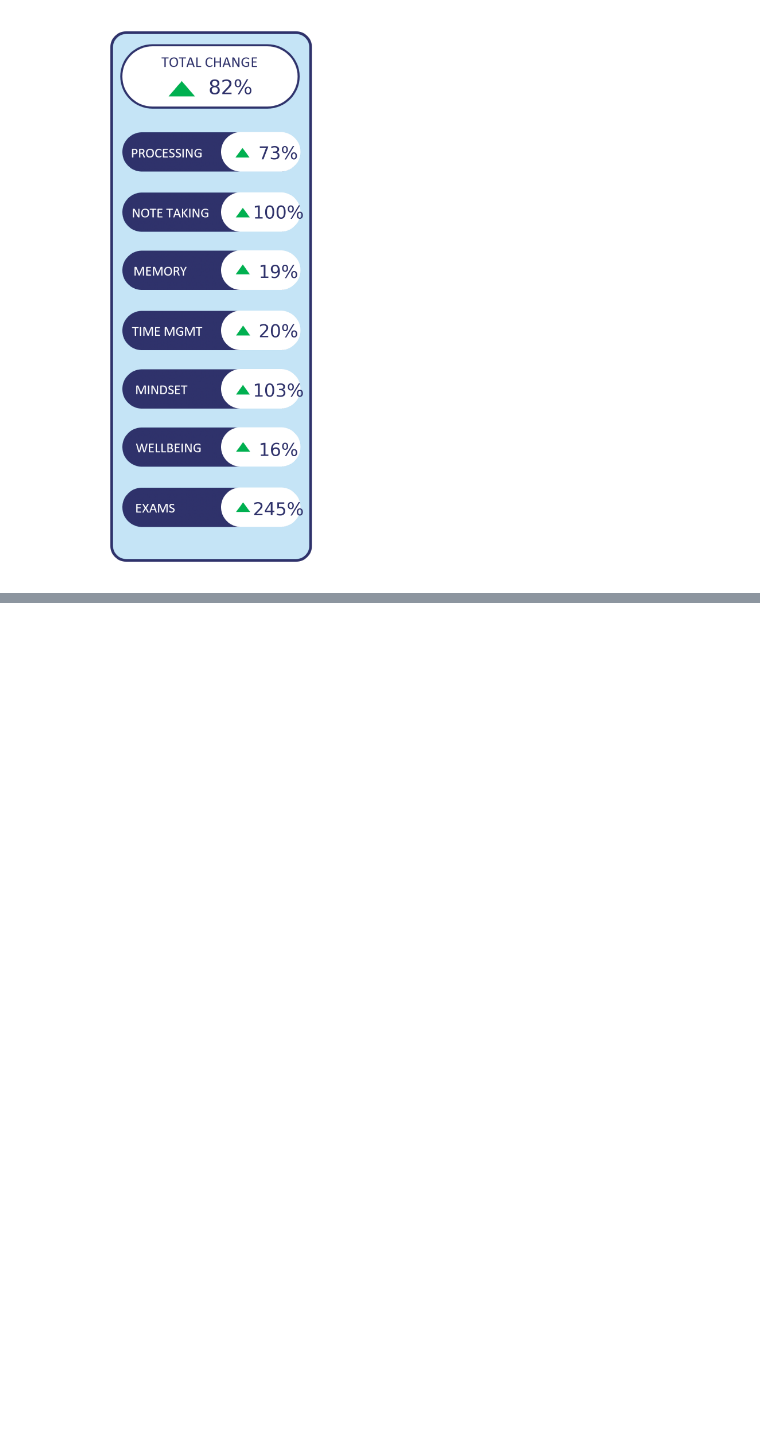
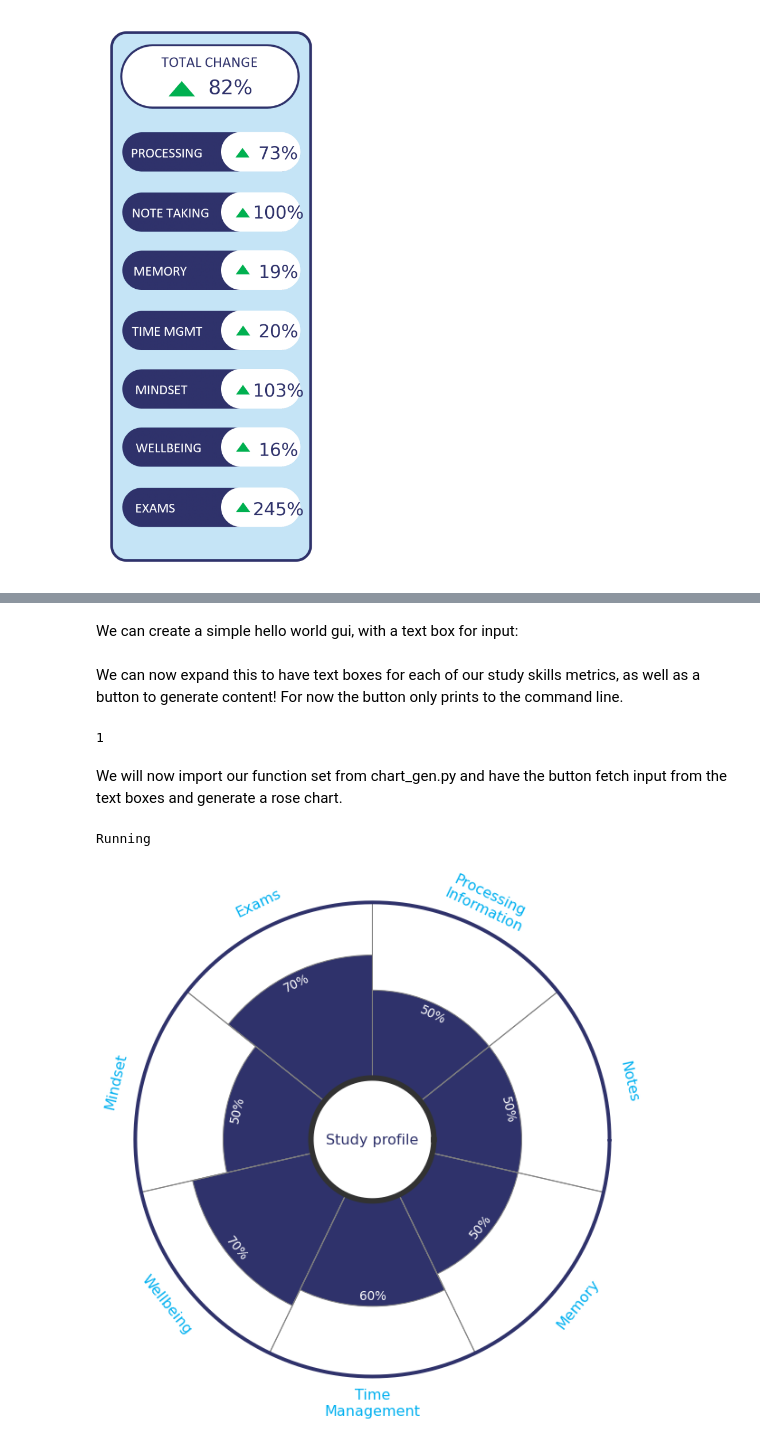
Before and after one commit to callumj2/test-score-rose-generator, a Jupyter notebook: notebook.ipynb, the cells around one changed output, grey strips where cells are left out. Saved outputs shown, nothing was run; the diff lists cells and outputs as text; code cells hidden in the pictures; blank space fills up the shorter version.

Commit message:
Added basic gui functionality

```diff
--- a/notebook.ipynb
+++ b/notebook.ipynb
@@ -480,0 +488,2 @@ generate_content([33,21,22,5,110,43,22], [67,25,38,10,132,50,76])
+# %% [markdown]
+We can create a simple hello world gui, with a text box for input:
@@ -480,0 +497,57 @@ generate_content([33,21,22,5,110,43,22], [67,25,38,10,132,50,76])
+# %% [markdown]
+We can now expand this to have text boxes for each of our study skills metrics, as well as a button to generate content!
+For now the button only prints to the command line.
+# %%
+METRICS = ["Mindset", "Memory", "Processing", "Notes", "Time", "Wellbeing", "Exams"]
+window = tk.Tk()
+greeting = tk.Label(text="Hello!, Welcome to chart_gen", background = "#34A2FE")
+
+# Create labels and input boxes
+labels = [tk.Label(text=m) for m in METRICS]
+boxes = [tk.Entry() for i in METRICS]
+# Pack all components into window
+greeting.pack()
+for i in range(len(METRICS)):
+    labels[i].pack()
+    boxes[i].pack()
+# Add a button underneath
+button = tk.Button(text="Generate!", command = print("1"))
+button.pack()
+# Get input, and subsequently store it as a list
+scores = [box.get() for box in boxes]
+
+window.mainloop()
+# %% [output]
+1
+# %% [markdown]
+We will now import our function set from chart_gen.py and have the button fetch input from the text boxes and generate
+a rose chart.
+# %%
+from chart_gen import *
+
+def callback(boxes):
+    print("Running")
+    scores = [box.get() for box in boxes]
+    generate_pre_content(scores)
+    print("Complete.")
+
+METRICS = ["Mindset", "Memory", "Processing", "Notes", "Time", "Wellbeing", "Exams"]
+window = tk.Tk()
+greeting = tk.Label(text="Hello!, Welcome to chart_gen", background = "#34A2FE")
+
+# Create labels and input boxes
+labels = [tk.Label(text=m) for m in METRICS]
+boxes = [tk.Entry() for i in METRICS]
+# Pack all components into window
+greeting.pack()
+for i in range(len(METRICS)):
+    labels[i].pack()
+    boxes[i].pack()
+# Add a button underneath
+button = tk.Button(text="Generate!", command = lambda: callback(boxes))
+button.pack()
+
+window.mainloop()
+# %% [output]
+Running
+[figure, added]
```
Also changed, not shown: parts of 5 cells of this notebook, 2 other files.
